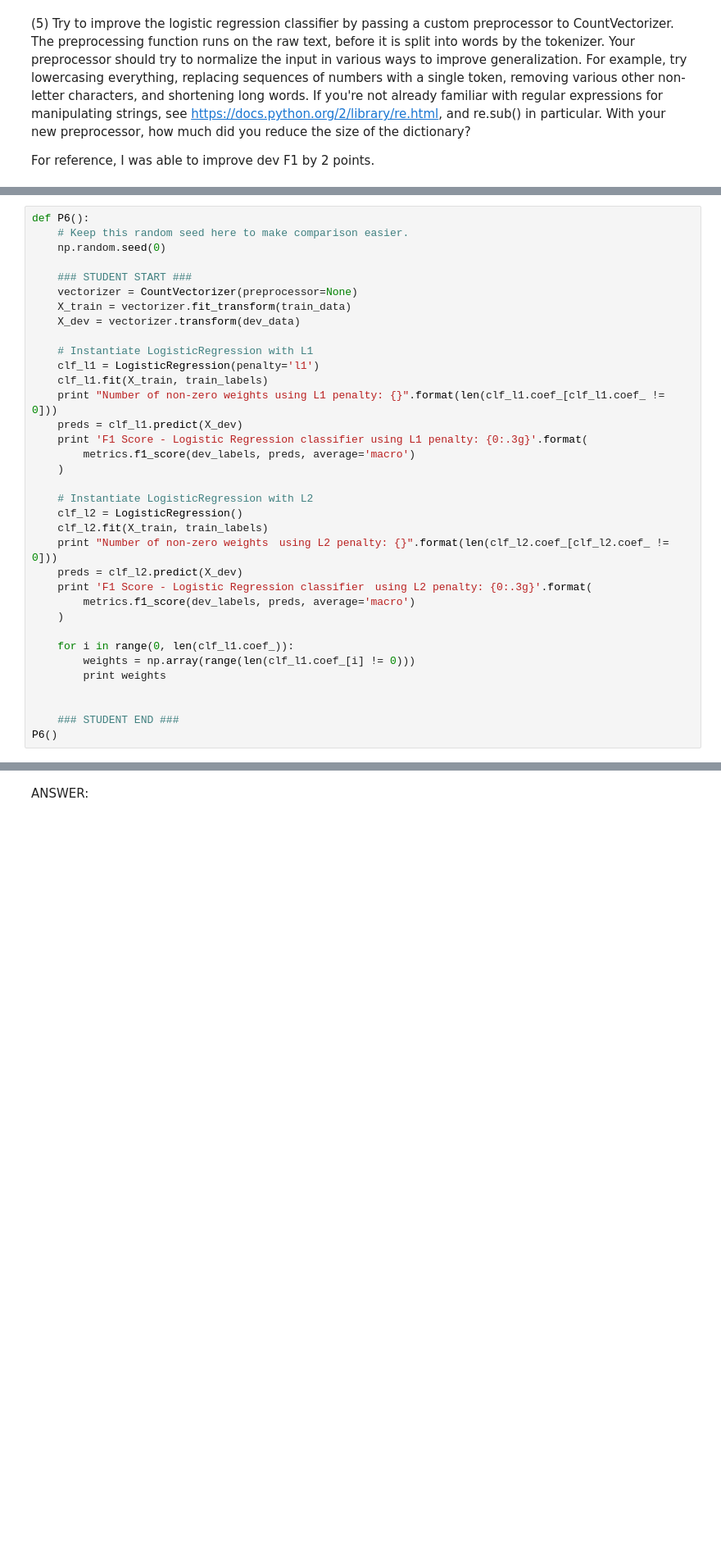
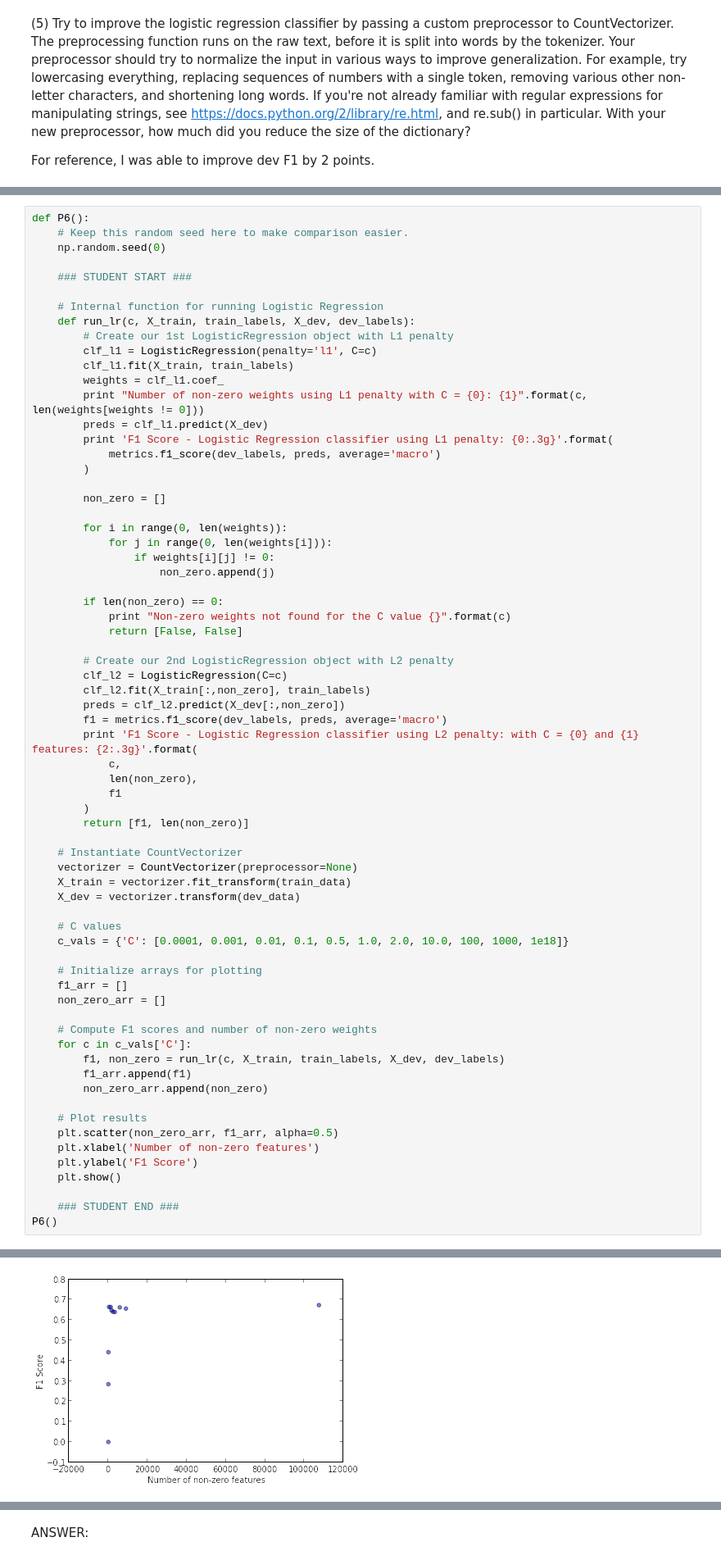
Before and after one commit to takoloco/w207, a Jupyter notebook: p2/tako_hisada_p2.ipynb, the cells around one changed output, grey strips where cells are left out. Shown at 82% size. Drawn from its saved outputs; the diff is of its cells as text; blank space fills up the shorter version.

```diff
--- a/p2/tako_hisada_p2.ipynb
+++ b/p2/tako_hisada_p2.ipynb
@@ -523,32 +553,65 @@ def P6():
     np.random.seed(0)
 
     ### STUDENT START ###
+
+    # Internal function for running Logistic Regression
+    def run_lr(c, X_train, train_labels, X_dev, dev_labels):
+        # Create our 1st LogisticRegression object with L1 penalty
+        clf_l1 = LogisticRegression(penalty='l1', C=c)
+        clf_l1.fit(X_train, train_labels)
+        weights = clf_l1.coef_
+        print "Number of non-zero weights using L1 penalty with C = {0}: {1}".format(c, len(weights[weights != 0]))
+        preds = clf_l1.predict(X_dev)
+        print 'F1 Score - Logistic Regression classifier using L1 penalty: {0:.3g}'.format(
+            metrics.f1_score(dev_labels, preds, average='macro')
+        )
+
+        non_zero = []
+
+        for i in range(0, len(weights)):
+            for j in range(0, len(weights[i])):
+                if weights[i][j] != 0:
+                    non_zero.append(j)
+
+        if len(non_zero) == 0:
+            print "Non-zero weights not found for the C value {}".format(c)
+            return [False, False]
+
+        # Create our 2nd LogisticRegression object with L2 penalty
+        clf_l2 = LogisticRegression(C=c)
+        clf_l2.fit(X_train[:,non_zero], train_labels)
+        preds = clf_l2.predict(X_dev[:,non_zero])
+        f1 = metrics.f1_score(dev_labels, preds, average='macro')
+        print 'F1 Score - Logistic Regression classifier using L2 penalty: with C = {0} and {1} features: {2:.3g}'.format(
+            c,
+            len(non_zero),
+            f1
+        )
+        return [f1, len(non_zero)]
+
+    # Instantiate CountVectorizer
     vectorizer = CountVectorizer(preprocessor=None)
     X_train = vectorizer.fit_transform(train_data)
     X_dev = vectorizer.transform(dev_data)
 
-    # Instantiate LogisticRegression with L1
-    clf_l1 = LogisticRegression(penalty='l1')
-    clf_l1.fit(X_train, train_labels)
-    print "Number of non-zero weights using L1 penalty: {}".format(len(clf_l1.coef_[clf_l1.coef_ != 0]))
-    preds = clf_l1.predict(X_dev)
-    print 'F1 Score - Logistic Regression classifier using L1 penalty: {0:.3g}'.format(
-        metrics.f1_score(dev_labels, preds, average='macro')
-    )
+    # C values
+    c_vals = {'C': [0.0001, 0.001, 0.01, 0.1, 0.5, 1.0, 2.0, 10.0, 100, 1000, 1e18]}
 
-    # Instantiate LogisticRegression with L2
-    clf_l2 = LogisticRegression()
-    clf_l2.fit(X_train, train_labels)
-    print "Number of non-zero weights　using L2 penalty: {}".format(len(clf_l2.coef_[clf_l2.coef_ != 0]))
-    preds = clf_l2.predict(X_dev)
-    print 'F1 Score - Logistic Regression classifier　using L2 penalty: {0:.3g}'.format(
-        metrics.f1_score(dev_labels, preds, average='macro')
-    )
+    # Initialize arrays for plotting
+    f1_arr = []
+    non_zero_arr = []
 
-    for i in range(0, len(clf_l1.coef_)):
-        weights = np.array(range(len(clf_l1.coef_[i] != 0)))
-        print weights
+    # Compute F1 scores and number of non-zero weights
+    for c in c_vals['C']:
+        f1, non_zero = run_lr(c, X_train, train_labels, X_dev, dev_labels)
+        f1_arr.append(f1)
+        non_zero_arr.append(non_zero)
 
+    # Plot results
+    plt.scatter(non_zero_arr, f1_arr, alpha=0.5)
+    plt.xlabel('Number of non-zero features')
+    plt.ylabel('F1 Score')
+    plt.show()
 
     ### STUDENT END ###
 P6()
@@ -564,3 +636,4 @@ F1 Score - Logistic Regression classifier　using L2 penalty: 0.679
+[figure, added]
 # %% [markdown]
 (7) Use the TfidfVectorizer -- how is this different from the CountVectorizer? Train a logistic regression model with C=100.
 
```
Also changed, not shown: parts of 5 cells of this notebook.
